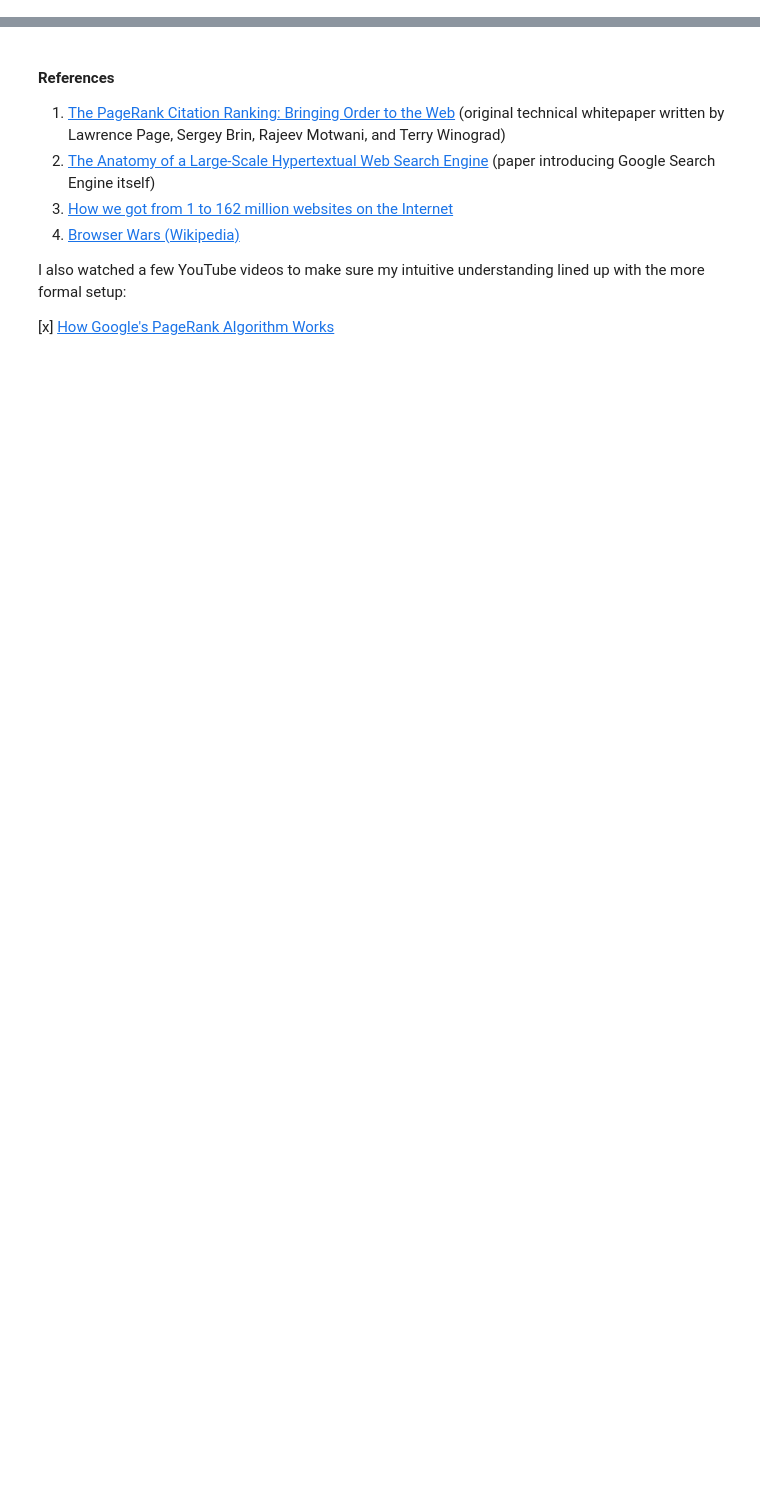
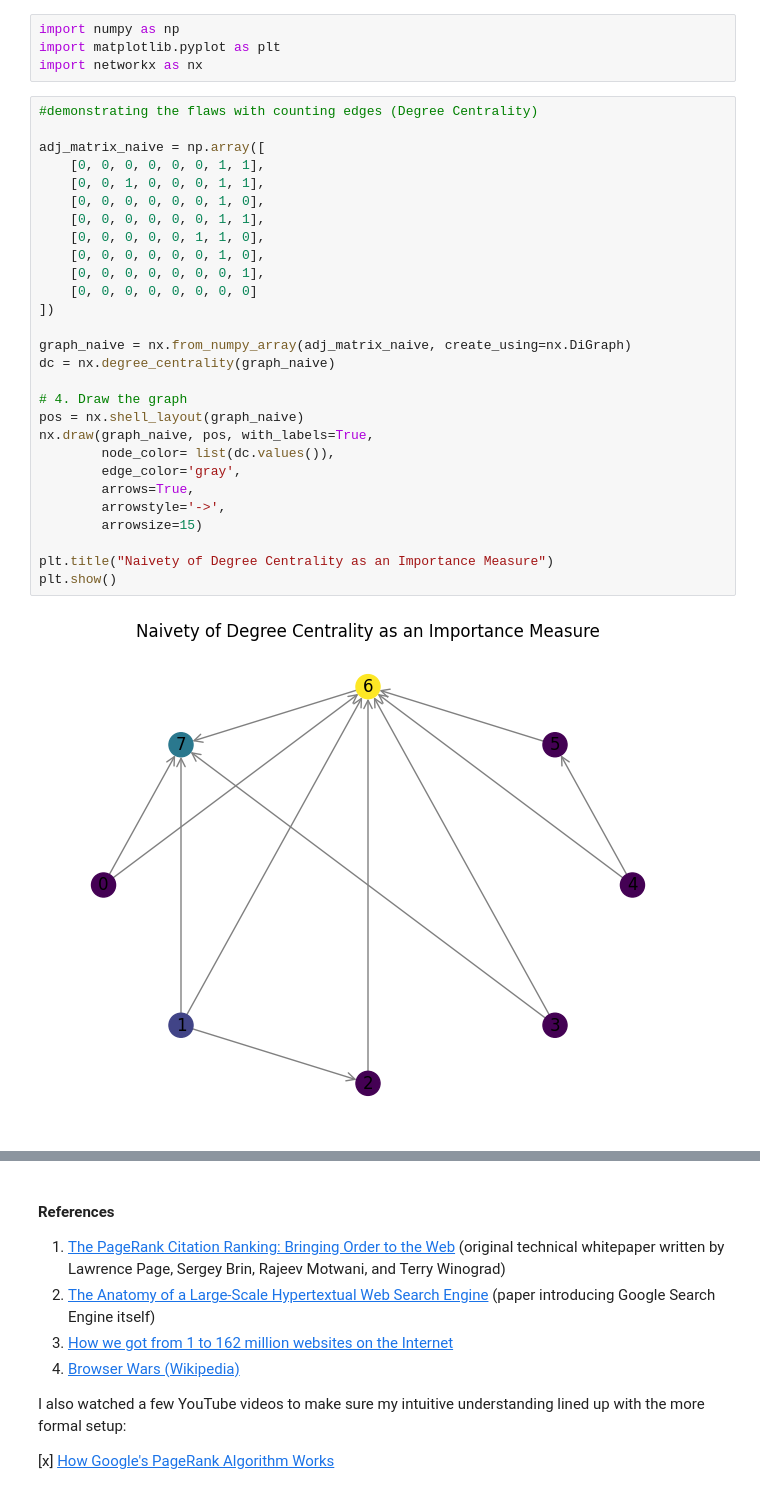
Before and after one commit to vviggyy/mc_pagerank, a Jupyter notebook: mc_pagerank.ipynb, the cells around one changed output, grey strips where cells are left out. Saved outputs shown, nothing was run; the diff lists cells and outputs as text; blank space fills up the shorter version.

Commit message:
added degree centrality intro, other stuff pasted from hw 6

```diff
--- a/mc_pagerank.ipynb
+++ b/mc_pagerank.ipynb
@@ -14,0 +21,34 @@ PageRank itself ties closely
+# %%
+import numpy as np
+import matplotlib.pyplot as plt
+import networkx as nx
+# %%
+#demonstrating the flaws with counting edges (Degree Centrality)
+
+adj_matrix_naive = np.array([
+    [0, 0, 0, 0, 0, 0, 1, 1],
+    [0, 0, 1, 0, 0, 0, 1, 1],
+    [0, 0, 0, 0, 0, 0, 1, 0],
+    [0, 0, 0, 0, 0, 0, 1, 1],
+    [0, 0, 0, 0, 0, 1, 1, 0],
+    [0, 0, 0, 0, 0, 0, 1, 0],
+    [0, 0, 0, 0, 0, 0, 0, 1],
+    [0, 0, 0, 0, 0, 0, 0, 0]
+])
+
+graph_naive = nx.from_numpy_array(adj_matrix_naive, create_using=nx.DiGraph)
+dc = nx.degree_centrality(graph_naive)
+
+# 4. Draw the graph
+pos = nx.shell_layout(graph_naive)
+nx.draw(graph_naive, pos, with_labels=True,
+        node_color= list(dc.values()),
+        edge_color='gray',
+        arrows=True,
+        arrowstyle='->',
+        arrowsize=15)
+
+plt.title("Naivety of Degree Centrality as an Importance Measure")
+plt.show()
+# %% [output]
+[figure, added]
```
Also changed, not shown: parts of 8 cells of this notebook.
